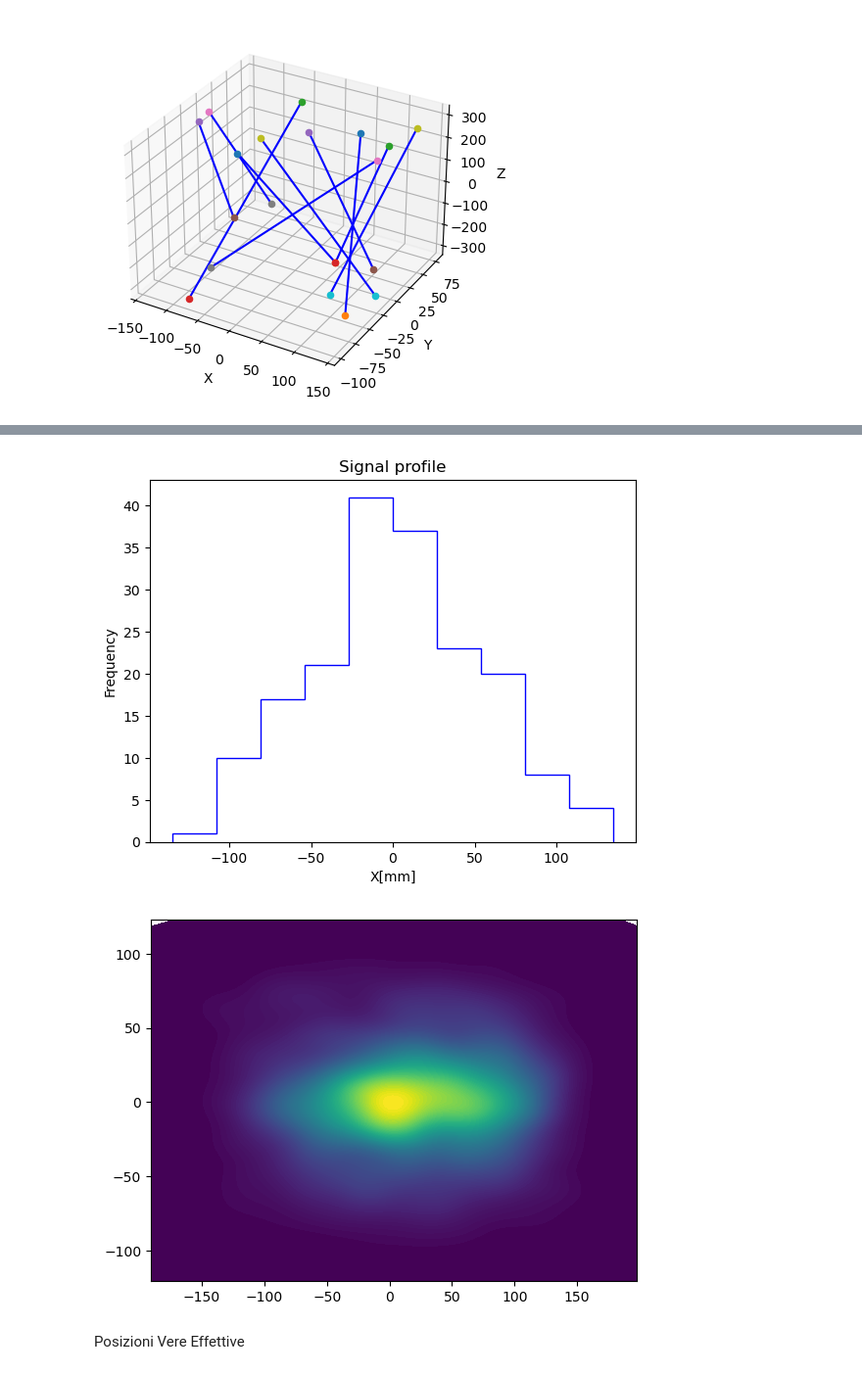
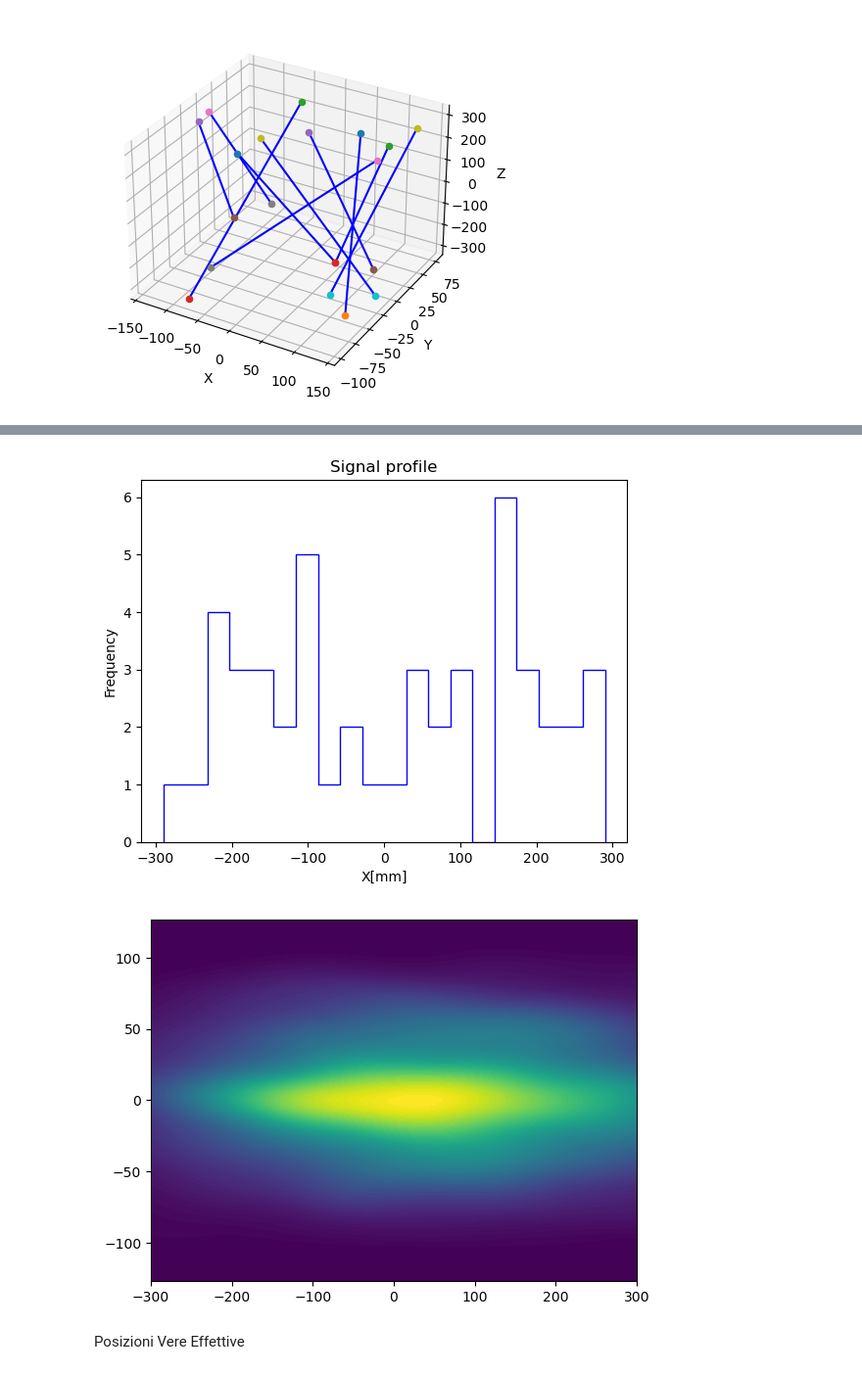
Before and after one commit to francescouni0/Online-Monitoring, a Jupyter notebook: RECONPET_true.ipynb, the cells around one changed output, grey strips where cells are left out. Shown at 98% size. Saved outputs shown, nothing was run; the diff lists cells and outputs as text; code cells hidden in the pictures.

```diff
--- a/RECONPET_true.ipynb
+++ b/RECONPET_true.ipynb
@@ -422,14 +423,15 @@ plt.show()
 # %%
-hist2d, x_edges, y_edges = np.histogram2d(int_array_x_randannihi, int_array_y_randannihi, bins=(10, 10), range=[[-150, 150], [-20, 20]])
+hist2d, x_edges, y_edges = np.histogram2d(int_array_x_randannihi, int_array_y_randannihi, bins=(30, 30), range=[[-300, 300], [-20, 20]])
 
-slice_index = 5
+slice_index = 15
+
 
 # Extract the slice from the 2D histogram
 hist_slice = hist2d[:, slice_index]
 
 bin_centers_x = (x_edges[:-1] + x_edges[1:]) / 2
 
-plt.hist(bin_centers_x, weights=hist_slice, color='blue', bins=10,histtype='step')
+plt.hist(bin_centers_x, weights=hist_slice, color='blue', bins=20,histtype='step')
 
 # Add labels and title
 plt.xlabel('X[mm]')
@@ -439,14 +441,15 @@ plt.title('Signal profile')
 # Show the plot
 plt.show()
 # %% [output]
-[figure, old version]
+[figure, new version]
 # %%
 import seaborn as sns
 # %%
 sns.kdeplot(x=int_array_x_randannihi, y=int_array_y_randannihi, fill=True, cmap='viridis', thresh=0, levels=100)
+plt.xlim(-300,300)
 plt.show()
 # %% [output]
-[figure, old version]
+[figure, new version]
 # %% [markdown]
 Posizioni Vere Effettive
 # %%
```
Also changed, not shown: parts of 3 cells of this notebook, 6 other files.
